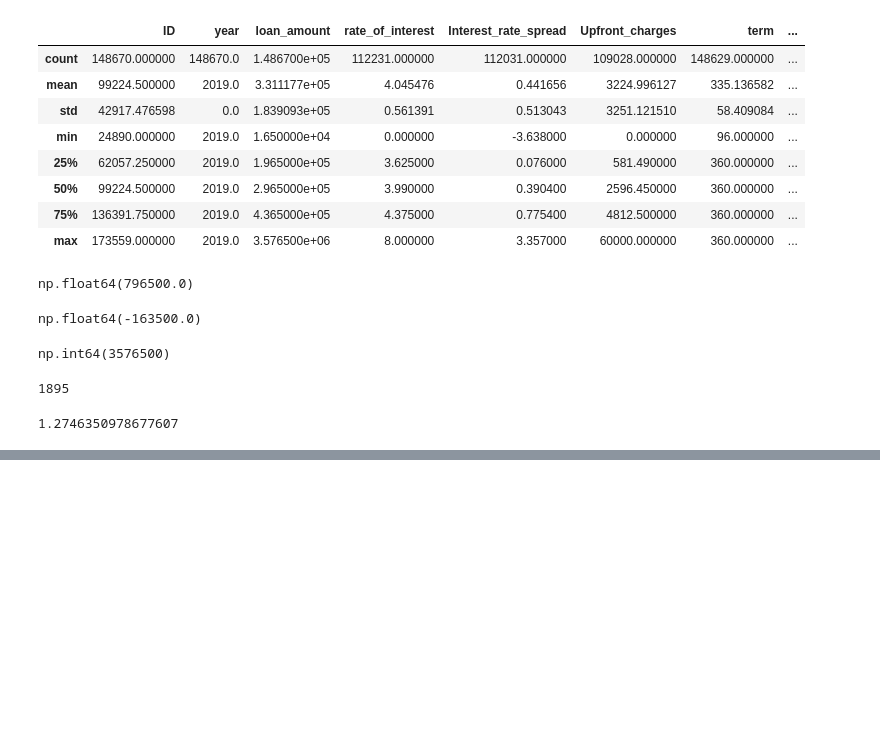
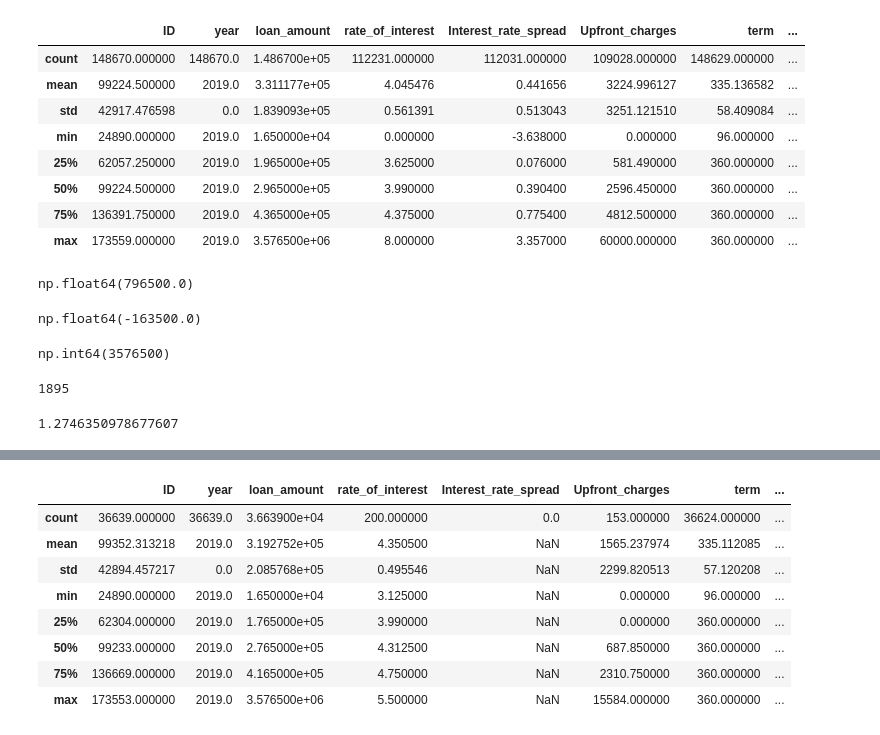
Before and after one commit to YASH280626/loan-default-prediction, a Jupyter notebook: analysis.ipynb, the cells around one changed output, grey strips where cells are left out. Saved outputs shown, nothing was run; the diff lists cells and outputs as text; code cells hidden in the pictures; blank space fills up the shorter version.

```diff
--- a/analysis.ipynb
+++ b/analysis.ipynb
@@ -303,0 +386,12 @@ percentage_of_loan_amount_outliers
+# %%
+df[df['Status'] == 1].describe()
+# %% [output]
+|  | ID | year | loan_amount | rate_of_interest | Interest_rate_spread | Upfront_charges | term | ... |
+| count | 36639.000000 | 36639.0 | 3.663900e+04 | 200.000000 | 0.0 | 153.000000 | 36624.000000 | ... |
+| mean | 99352.313218 | 2019.0 | 3.192752e+05 | 4.350500 | NaN | 1565.237974 | 335.112085 | ... |
+| std | 42894.457217 | 0.0 | 2.085768e+05 | 0.495546 | NaN | 2299.820513 | 57.120208 | ... |
+| min | 24890.000000 | 2019.0 | 1.650000e+04 | 3.125000 | NaN | 0.000000 | 96.000000 | ... |
+| 25% | 62304.000000 | 2019.0 | 1.765000e+05 | 3.990000 | NaN | 0.000000 | 360.000000 | ... |
+| 50% | 99233.000000 | 2019.0 | 2.765000e+05 | 4.312500 | NaN | 687.850000 | 360.000000 | ... |
+| 75% | 136669.000000 | 2019.0 | 4.165000e+05 | 4.750000 | NaN | 2310.750000 | 360.000000 | ... |
+| max | 173553.000000 | 2019.0 | 3.576500e+06 | 5.500000 | NaN | 15584.000000 | 360.000000 | ... |
```
Also changed, not shown: parts of 8 cells of this notebook.
